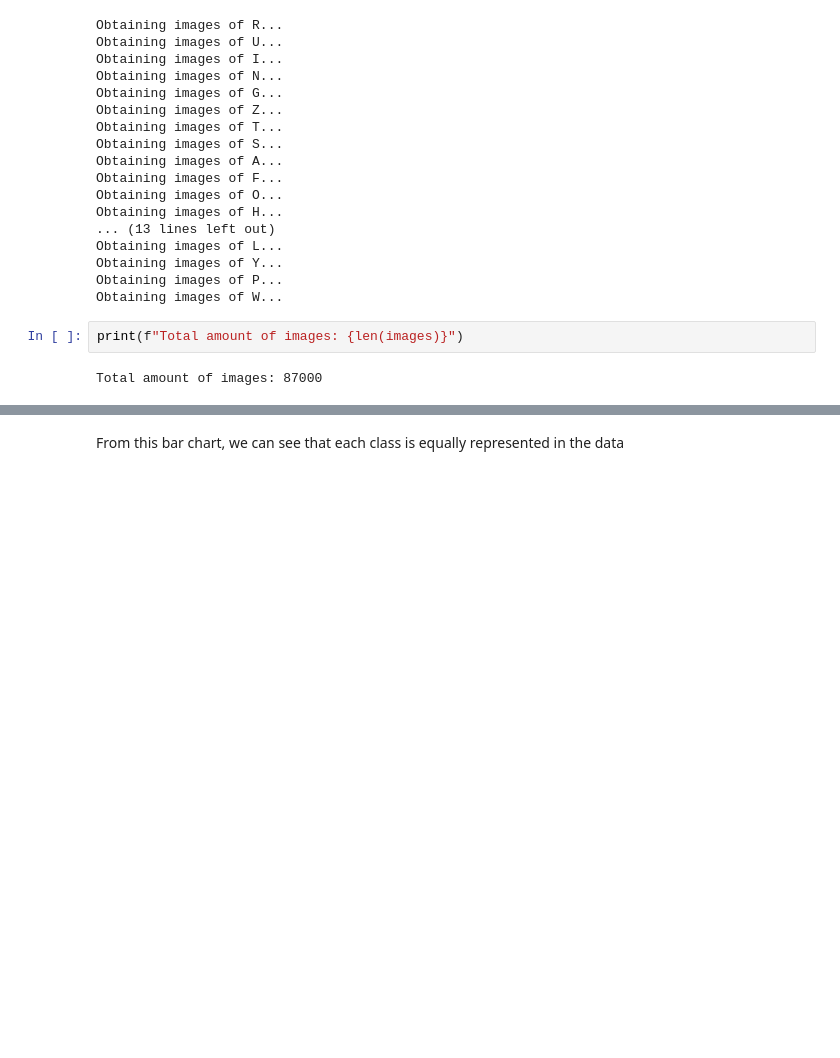
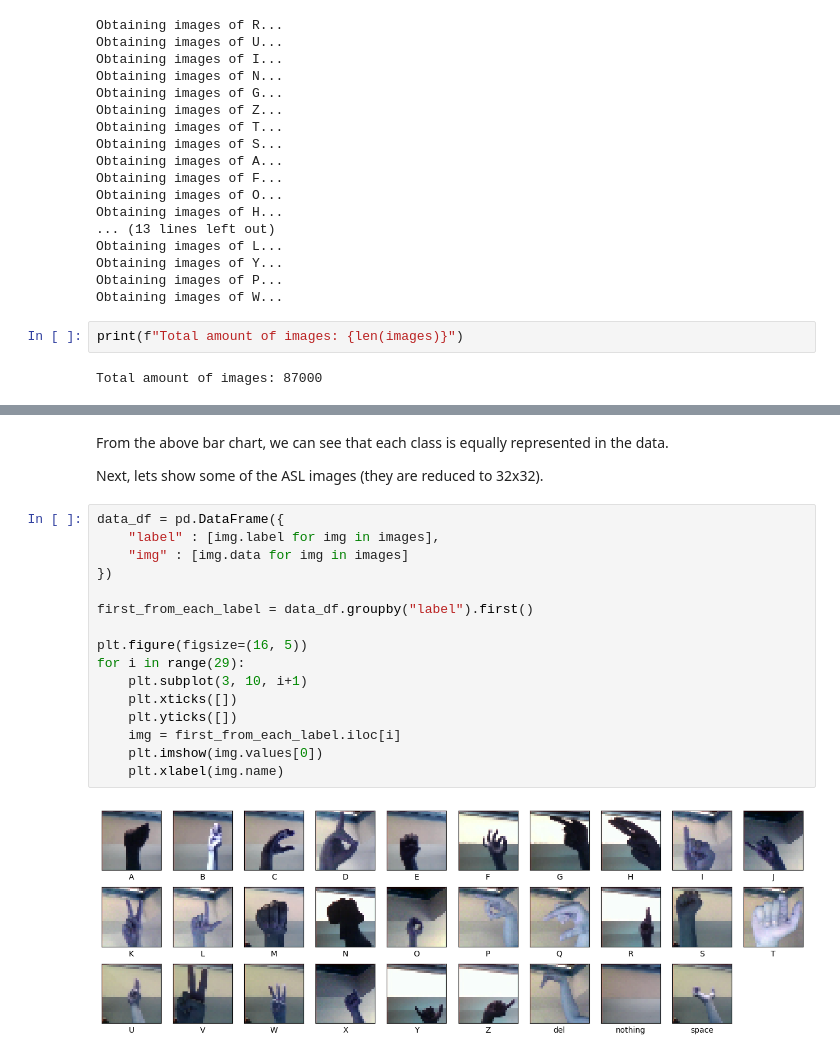
Before and after one commit to eric-sclafani/asl_detection, a Jupyter notebook: notebooks/01-es-initial-data-exploration.ipynb, the cells around one changed output, grey strips where cells are left out. Drawn from its saved outputs; the diff is of its cells as text; blank space fills up the shorter version.

```diff
--- a/notebooks/01-es-initial-data-exploration.ipynb
+++ b/notebooks/01-es-initial-data-exploration.ipynb
@@ -82,2 +80,22 @@ plt.show()
 # %% [markdown]
-From this bar chart, we can see that each class is equally represented in the data
+From the above bar chart, we can see that each class is equally represented in the data.
+
+Next, lets show some of the ASL images (they are reduced to 32x32).
+# %%
+data_df = pd.DataFrame({
+    "label" : [img.label for img in images],
+    "img" : [img.data for img in images]
+})
+
+first_from_each_label = data_df.groupby("label").first()
+
+plt.figure(figsize=(16, 5))
+for i in range(29):
+    plt.subplot(3, 10, i+1)
+    plt.xticks([])
+    plt.yticks([])
+    img = first_from_each_label.iloc[i]
+    plt.imshow(img.values[0])
+    plt.xlabel(img.name)
+# %% [output]
+[figure, added]
```
Also changed, not shown: parts of 3 cells of this notebook, 1 other file.
